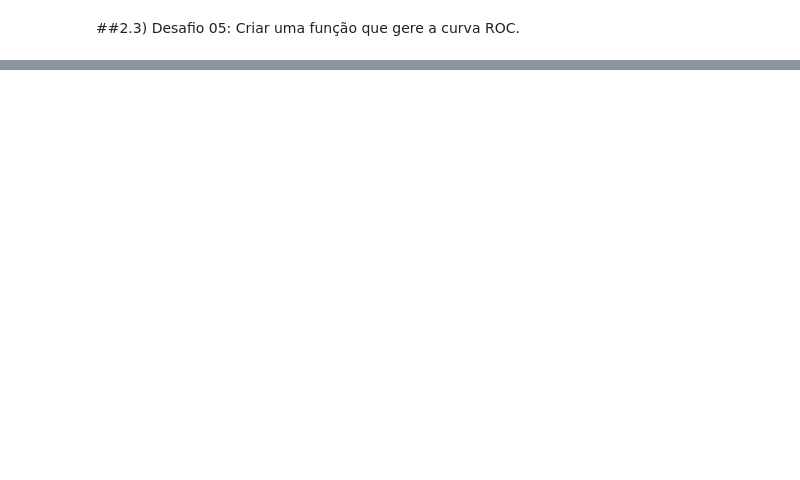
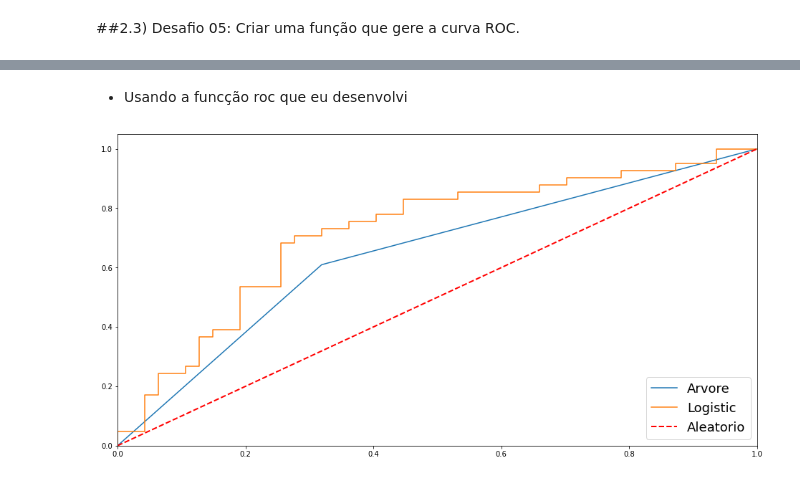
Before and after one commit to HenriqueCCdA/bootCampAluraDataScience, a Jupyter notebook: modulo5/desafios/Aula1_desafio.ipynb, the cells around one changed output, grey strips where cells are left out. Cells and saved outputs as stored; diff of their text form; code cells hidden in the pictures; blank space fills up the shorter version.

```diff
--- a/modulo5/desafios/Aula1_desafio.ipynb
+++ b/modulo5/desafios/Aula1_desafio.ipynb
@@ -141,0 +186,20 @@ print(accuracy_score(y_test, predicao_arvore))
+# %% [markdown]
+* Usando a funcção roc que eu desenvolvi
+# %%
+import curva_roc as cr
+
+fig, ax = plt.subplots(figsize=(16,8))
+
+m_arvore_fpr, m_arvore_tpr, _ = cr.curva_roc(y_test, prob_arvore[:,1])
+m_lg_fpr, m_lg_tpr, _ = cr.curva_roc(y_test, prob_lg[:,1])
+
+ax.plot(m_arvore_fpr, m_arvore_tpr, label="Arvore")
+ax.plot(m_lg_fpr, m_lg_tpr, label="Logistic")
+ax.plot([0, 1], [0, 1], color = "red" , ls = '--', lw = 2, label = 'Aleatorio')
+ax.legend(loc="lower right",fontsize=18)
+
+ax.set_xlim(0, 1.0)
+ax.set_ylim(0, 1.05)
+plt.show()
+# %% [output]
+[figure, added]
```
Also changed, not shown: parts of 8 cells of this notebook.
